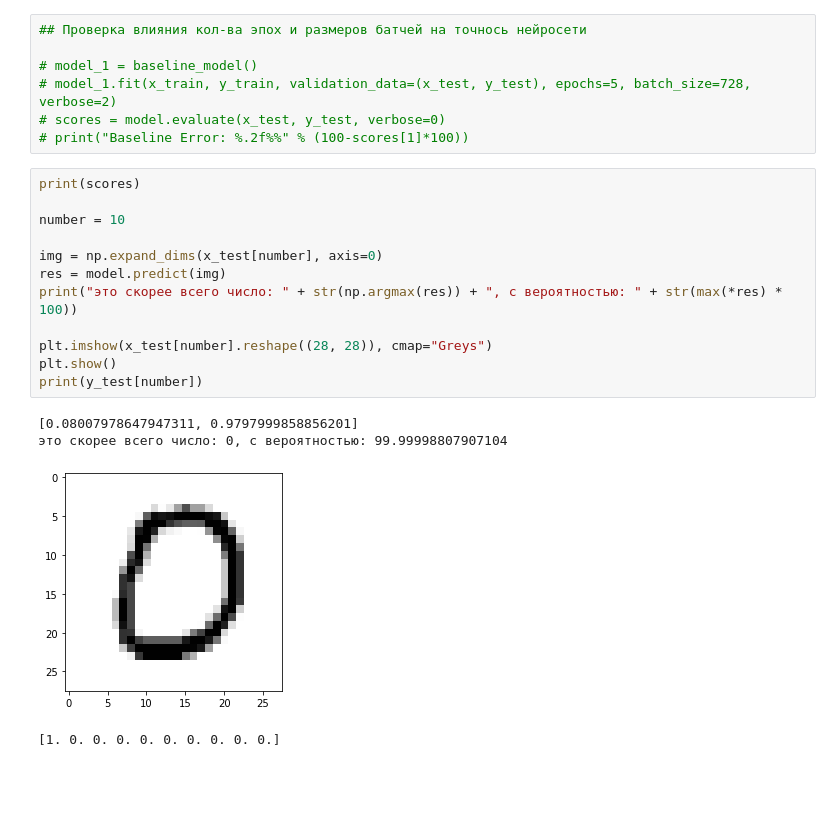
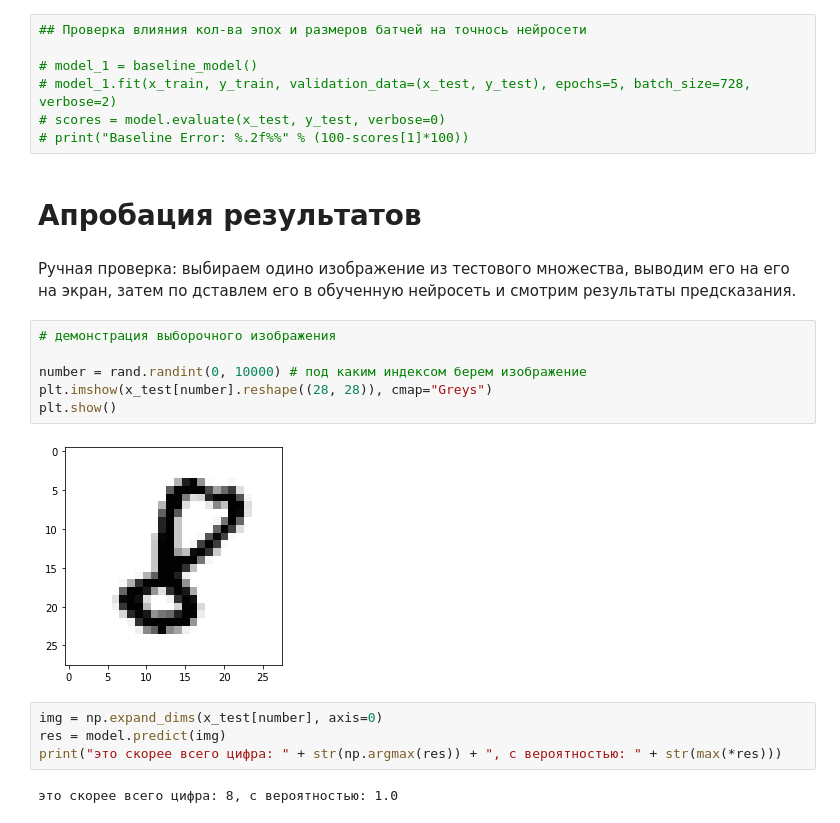
Before and after one commit to kan-va/lab_vision_digits, a Jupyter notebook: Task_digits.ipynb, the cells around one changed output. Saved outputs shown, nothing was run; the diff lists cells and outputs as text; blank space fills up the shorter version.

```diff
--- a/Task_digits.ipynb
+++ b/Task_digits.ipynb
@@ -186,20 +221,21 @@ Baseline Error: 2.02%
 # model_1.fit(x_train, y_train, validation_data=(x_test, y_test), epochs=5, batch_size=728, verbose=2)
 # scores = model.evaluate(x_test, y_test, verbose=0)
 # print("Baseline Error: %.2f%%" % (100-scores[1]*100))
+# %% [markdown]
+# Апробация результатов
+# %% [markdown]
+Ручная проверка: выбираем одино изображение из тестового множества, выводим его на его на экран, затем по дставлем его в обученную нейросеть и смотрим результаты предсказания.
+# %%
+# демонстрация выборочного изображения
+
+number = rand.randint(0, 10000) # под каким индексом берем изображение
+plt.imshow(x_test[number].reshape((28, 28)), cmap="Greys")
+plt.show()
+# %% [output]
+[figure, added]
 # %%
-print(scores)
-
-number = 10
-
 img = np.expand_dims(x_test[number], axis=0)
 res = model.predict(img)
-print("это скорее всего число: " + str(np.argmax(res)) + ", с вероятностью: " + str(max(*res) * 100))
-
-plt.imshow(x_test[number].reshape((28, 28)), cmap="Greys")
-plt.show()
-print(y_test[number])
+print("это скорее всего цифра: " + str(np.argmax(res)) + ", с вероятностью: " + str(max(*res)))
 # %% [output]
-[0.08007978647947311, 0.9797999858856201]
-это скорее всего число: 0, с вероятностью: 99.99998807907104
+это скорее всего цифра: 8, с вероятностью: 1.0
-[figure, removed]
-[1. 0. 0. 0. 0. 0. 0. 0. 0. 0.]
```
Also changed, not shown: parts of 17 cells of this notebook.
